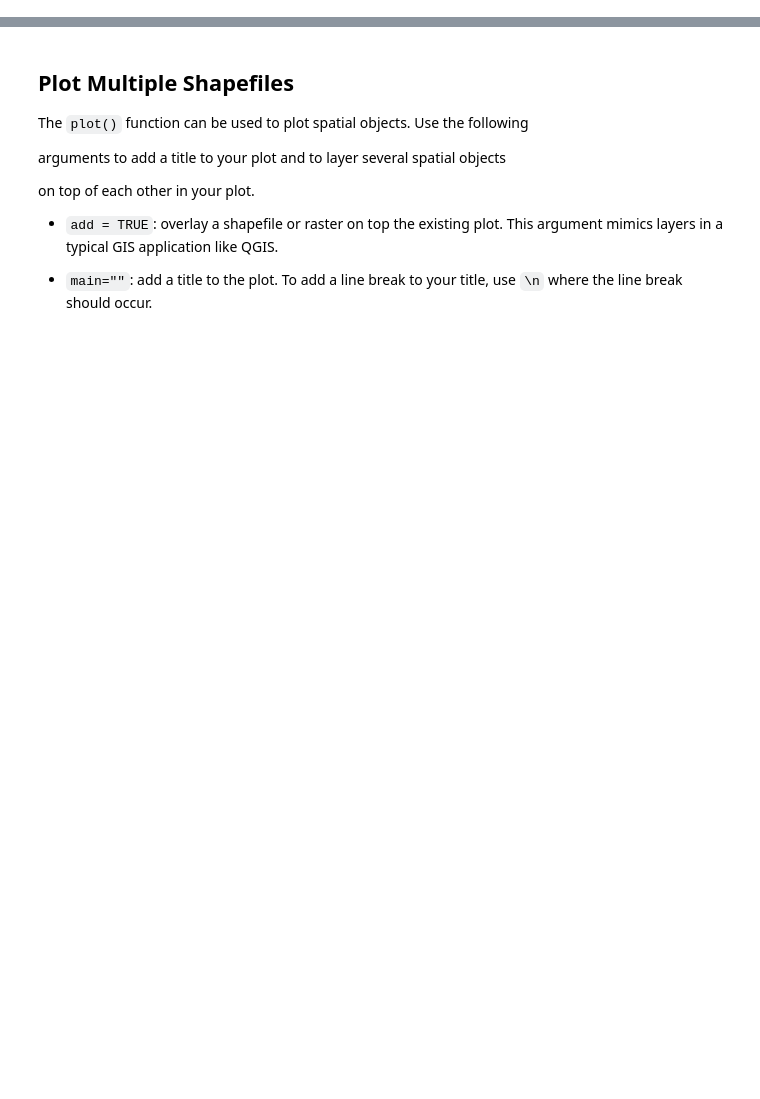
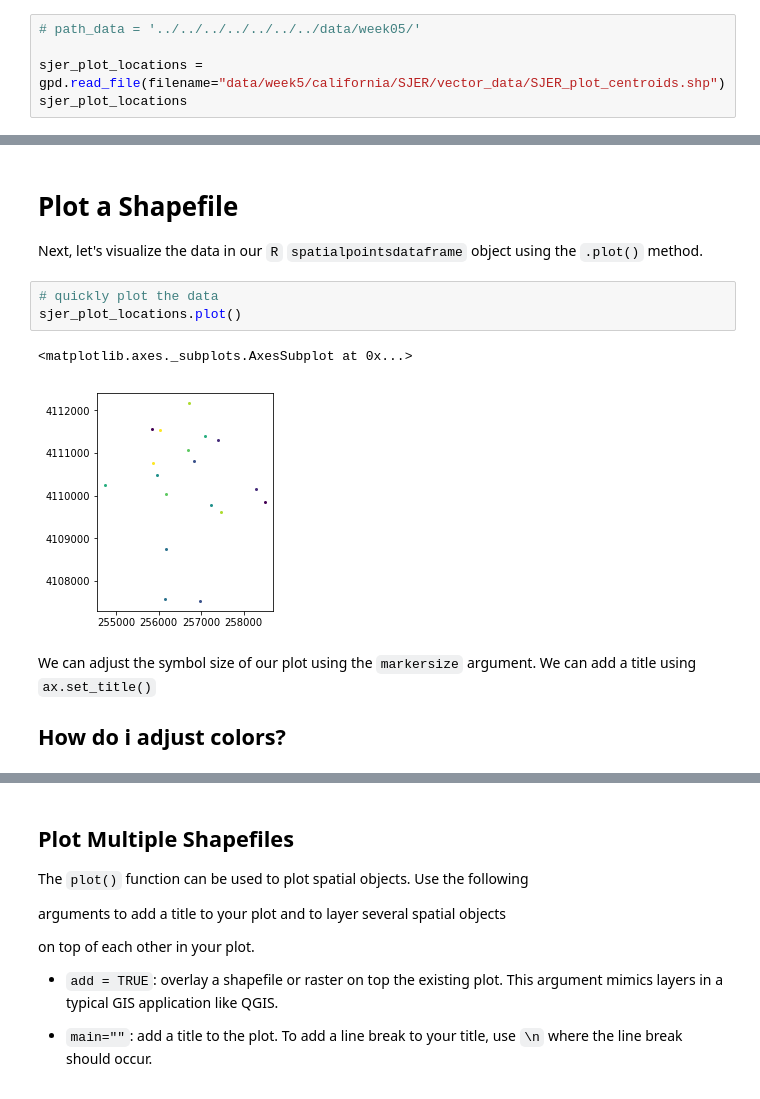
Before and after one commit to choldgraf/earth-analytics-python_OLD, a Jupyter notebook: notebooks/templates/week-5/in-class/2016-12-06-spatial01-intro-vector-data-R.ipynb, the cells around one changed output, grey strips where cells are left out. Drawn from its saved outputs; the diff is of its cells as text; blank space fills up the shorter version.

Commit message:
week 5 lessson 1

```diff
--- a/notebooks/templates/week-5/in-class/2016-12-06-spatial01-intro-vector-data-R.ipynb
+++ b/notebooks/templates/week-5/in-class/2016-12-06-spatial01-intro-vector-data-R.ipynb
@@ -650,0 +144,5 @@ print(sjer_crop_extent.crs)
+# %%
+# path_data = '../../../../../../../data/week05/'
+
+sjer_plot_locations = gpd.read_file(filename="data/week5/california/SJER/vector_data/SJER_plot_centroids.shp")
+sjer_plot_locations
@@ -650,0 +382,15 @@ print(sjer_crop_extent.crs)
+# %% [markdown]
+# Plot a Shapefile
+
+Next, let's visualize the data in our `R` `spatialpointsdataframe` object using the `.plot()` method.
+# %%
+# quickly plot the data
+sjer_plot_locations.plot()
+# %% [output]
+<matplotlib.axes._subplots.AxesSubplot at 0x...>
+[figure, added]
+# %% [markdown]
+We can adjust the symbol size of our plot using the `markersize` argument.
+We can add a title using `ax.set_title()`
+
+## How do i adjust colors?
```
Also changed, not shown: parts of 37 cells of this notebook, 1 other file.
